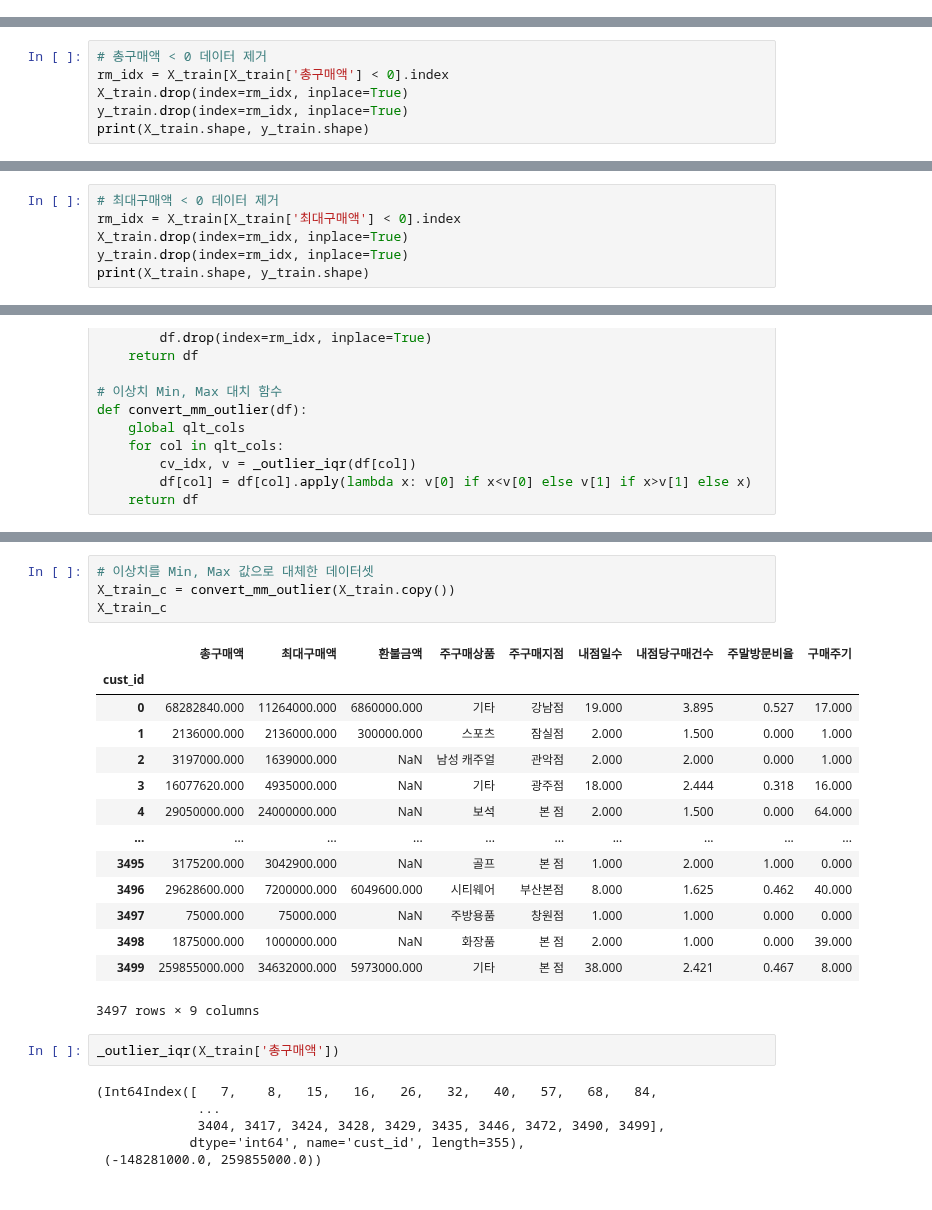
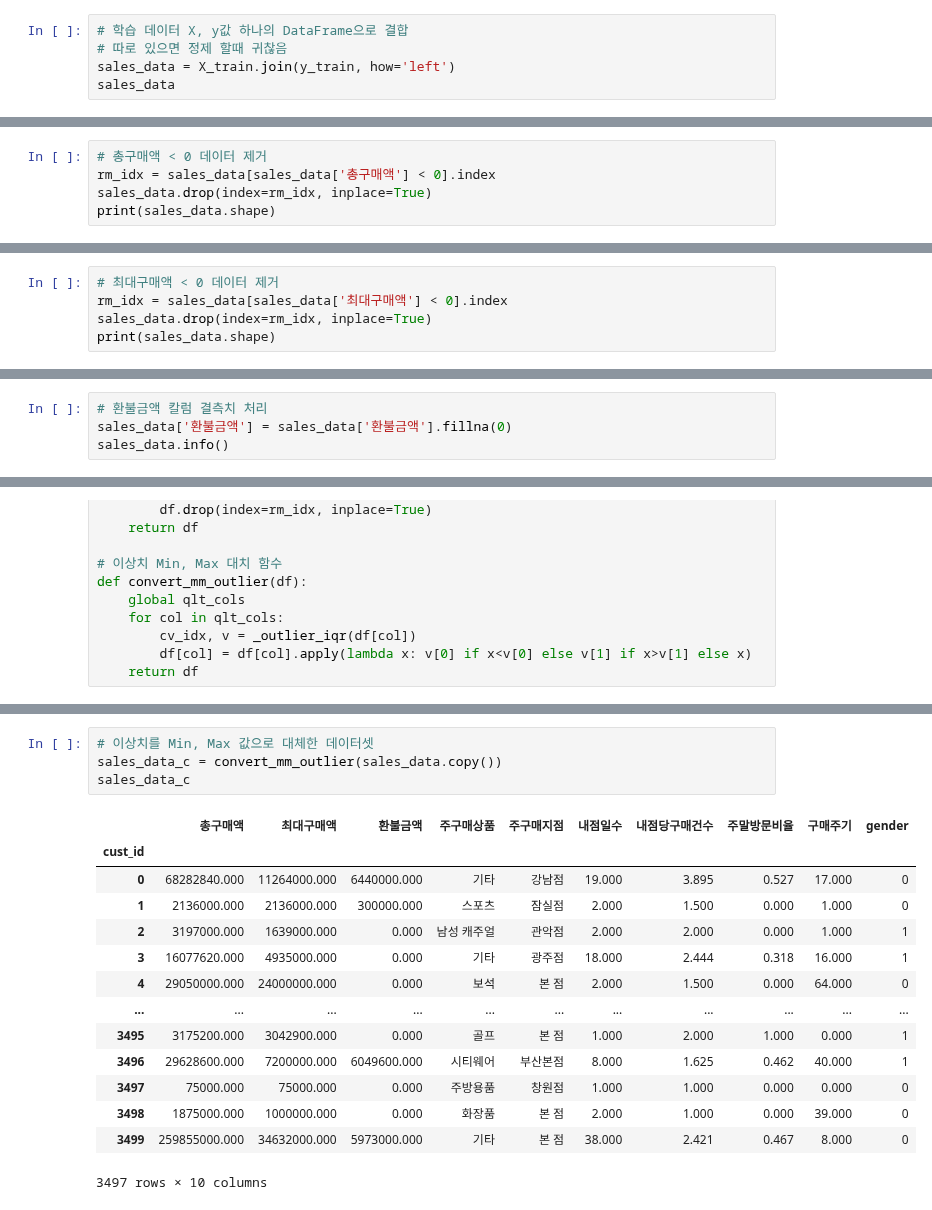
Before and after one commit to iss760/machine-learning, a Jupyter notebook: certification/practical_type02.ipynb, the cells around one changed output, grey strips where cells are left out. Saved outputs shown, nothing was run; the diff lists cells and outputs as text.

```diff
--- a/certification/practical_type02.ipynb
+++ b/certification/practical_type02.ipynb
@@ -166,3 +166,8 @@ unique val count:  24
 [figure]
 # %% [markdown]
 ## 3. 데이터 정제
+# %%
+# 학습 데이터 X, y값 하나의 DataFrame으로 결합
+# 따로 있으면 정제 할때 귀찮음
+sales_data = X_train.join(y_train, how='left')
+sales_data
@@ -170,8 +190,7 @@ unique val count:  24
 ### 3-1. 데이터 필터링
 # %%
 # 총구매액 < 0 데이터 제거
-rm_idx = X_train[X_train['총구매액'] < 0].index
-X_train.drop(index=rm_idx, inplace=True)
-y_train.drop(index=rm_idx, inplace=True)
-print(X_train.shape, y_train.shape)
+rm_idx = sales_data[sales_data['총구매액'] < 0].index
+sales_data.drop(index=rm_idx, inplace=True)
+print(sales_data.shape)
 # %% [output]
@@ -179,7 +198,6 @@ print(X_train.shape, y_train.shape)
 # %%
 # 최대구매액 < 0 데이터 제거
-rm_idx = X_train[X_train['최대구매액'] < 0].index
-X_train.drop(index=rm_idx, inplace=True)
-y_train.drop(index=rm_idx, inplace=True)
-print(X_train.shape, y_train.shape)
+rm_idx = sales_data[sales_data['최대구매액'] < 0].index
+sales_data.drop(index=rm_idx, inplace=True)
+print(sales_data.shape)
 # %% [output]
@@ -186,0 +207,4 @@ print(X_train.shape, y_train.shape)
+# %%
+# 환불금액 칼럼 결측치 처리
+sales_data['환불금액'] = sales_data['환불금액'].fillna(0)
+sales_data.info()
@@ -232,27 +274,19 @@ X_train_r
 # %%
 # 이상치를 Min, Max 값으로 대체한 데이터셋
-X_train_c = convert_mm_outlier(X_train.copy())
-X_train_c
+sales_data_c = convert_mm_outlier(sales_data.copy())
+sales_data_c
 # %% [output]
-|  | 총구매액 | 최대구매액 | 환불금액 | 주구매상품 | 주구매지점 | 내점일수 | 내점당구매건수 | 주말방문비율 | 구매주기 |
-| cust_id |  |  |  |  |  |  |  |  |  |
-| 0 | 68282840.000 | 11264000.000 | 6860000.000 | 기타 | 강남점 | 19.000 | 3.895 | 0.527 | 17.000 |
-| 1 | 2136000.000 | 2136000.000 | 300000.000 | 스포츠 | 잠실점 | 2.000 | 1.500 | 0.000 | 1.000 |
-| 2 | 3197000.000 | 1639000.000 | NaN | 남성 캐주얼 | 관악점 | 2.000 | 2.000 | 0.000 | 1.000 |
-| 3 | 16077620.000 | 4935000.000 | NaN | 기타 | 광주점 | 18.000 | 2.444 | 0.318 | 16.000 |
-| 4 | 29050000.000 | 24000000.000 | NaN | 보석 | 본 점 | 2.000 | 1.500 | 0.000 | 64.000 |
-| ... | ... | ... | ... | ... | ... | ... | ... | ... | ... |
-| 3495 | 3175200.000 | 3042900.000 | NaN | 골프 | 본 점 | 1.000 | 2.000 | 1.000 | 0.000 |
-| 3496 | 29628600.000 | 7200000.000 | 6049600.000 | 시티웨어 | 부산본점 | 8.000 | 1.625 | 0.462 | 40.000 |
-| 3497 | 75000.000 | 75000.000 | NaN | 주방용품 | 창원점 | 1.000 | 1.000 | 0.000 | 0.000 |
-| 3498 | 1875000.000 | 1000000.000 | NaN | 화장품 | 본 점 | 2.000 | 1.000 | 0.000 | 39.000 |
-| 3499 | 259855000.000 | 34632000.000 | 5973000.000 | 기타 | 본 점 | 38.000 | 2.421 | 0.467 | 8.000 |
+|  | 총구매액 | 최대구매액 | 환불금액 | 주구매상품 | 주구매지점 | 내점일수 | 내점당구매건수 | 주말방문비율 | 구매주기 | gender |
+| cust_id |  |  |  |  |  |  |  |  |  |  |
+| 0 | 68282840.000 | 11264000.000 | 6440000.000 | 기타 | 강남점 | 19.000 | 3.895 | 0.527 | 17.000 | 0 |
+| 1 | 2136000.000 | 2136000.000 | 300000.000 | 스포츠 | 잠실점 | 2.000 | 1.500 | 0.000 | 1.000 | 0 |
+| 2 | 3197000.000 | 1639000.000 | 0.000 | 남성 캐주얼 | 관악점 | 2.000 | 2.000 | 0.000 | 1.000 | 1 |
+| 3 | 16077620.000 | 4935000.000 | 0.000 | 기타 | 광주점 | 18.000 | 2.444 | 0.318 | 16.000 | 1 |
+| 4 | 29050000.000 | 24000000.000 | 0.000 | 보석 | 본 점 | 2.000 | 1.500 | 0.000 | 64.000 | 0 |
+| ... | ... | ... | ... | ... | ... | ... | ... | ... | ... | ... |
+| 3495 | 3175200.000 | 3042900.000 | 0.000 | 골프 | 본 점 | 1.000 | 2.000 | 1.000 | 0.000 | 1 |
+| 3496 | 29628600.000 | 7200000.000 | 6049600.000 | 시티웨어 | 부산본점 | 8.000 | 1.625 | 0.462 | 40.000 | 1 |
+| 3497 | 75000.000 | 75000.000 | 0.000 | 주방용품 | 창원점 | 1.000 | 1.000 | 0.000 | 0.000 | 0 |
+| 3498 | 1875000.000 | 1000000.000 | 0.000 | 화장품 | 본 점 | 2.000 | 1.000 | 0.000 | 39.000 | 0 |
+| 3499 | 259855000.000 | 34632000.000 | 5973000.000 | 기타 | 본 점 | 38.000 | 2.421 | 0.467 | 8.000 | 0 |
-3497 rows × 9 columns
+3497 rows × 10 columns
-# %%
-_outlier_iqr(X_train['총구매액'])
-# %% [output]
-(Int64Index([   7,    8,   15,   16,   26,   32,   40,   57,   68,   84,
-             ...
-             3404, 3417, 3424, 3428, 3429, 3435, 3446, 3472, 3490, 3499],
-            dtype='int64', name='cust_id', length=355),
- (-148281000.0, 259855000.0))
```
Also changed, not shown: parts of 26 cells of this notebook.
